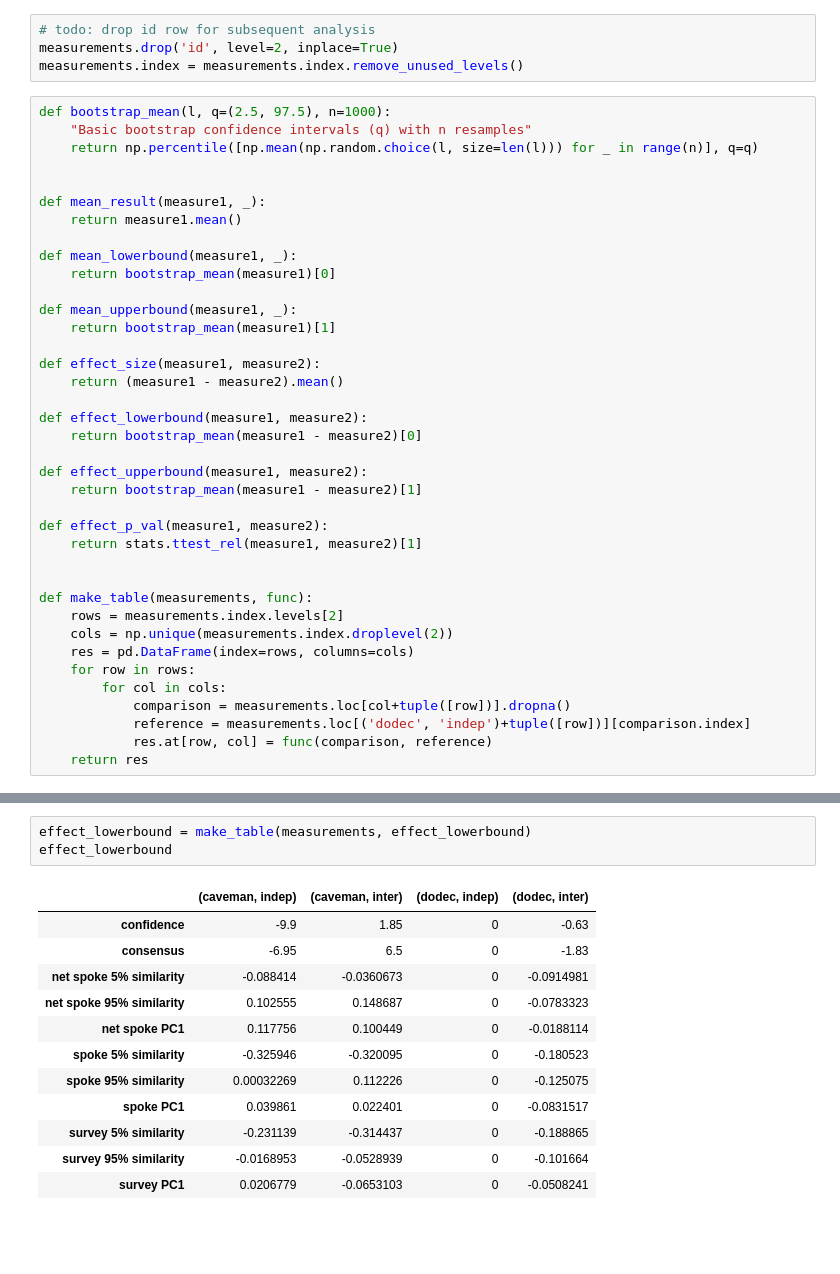
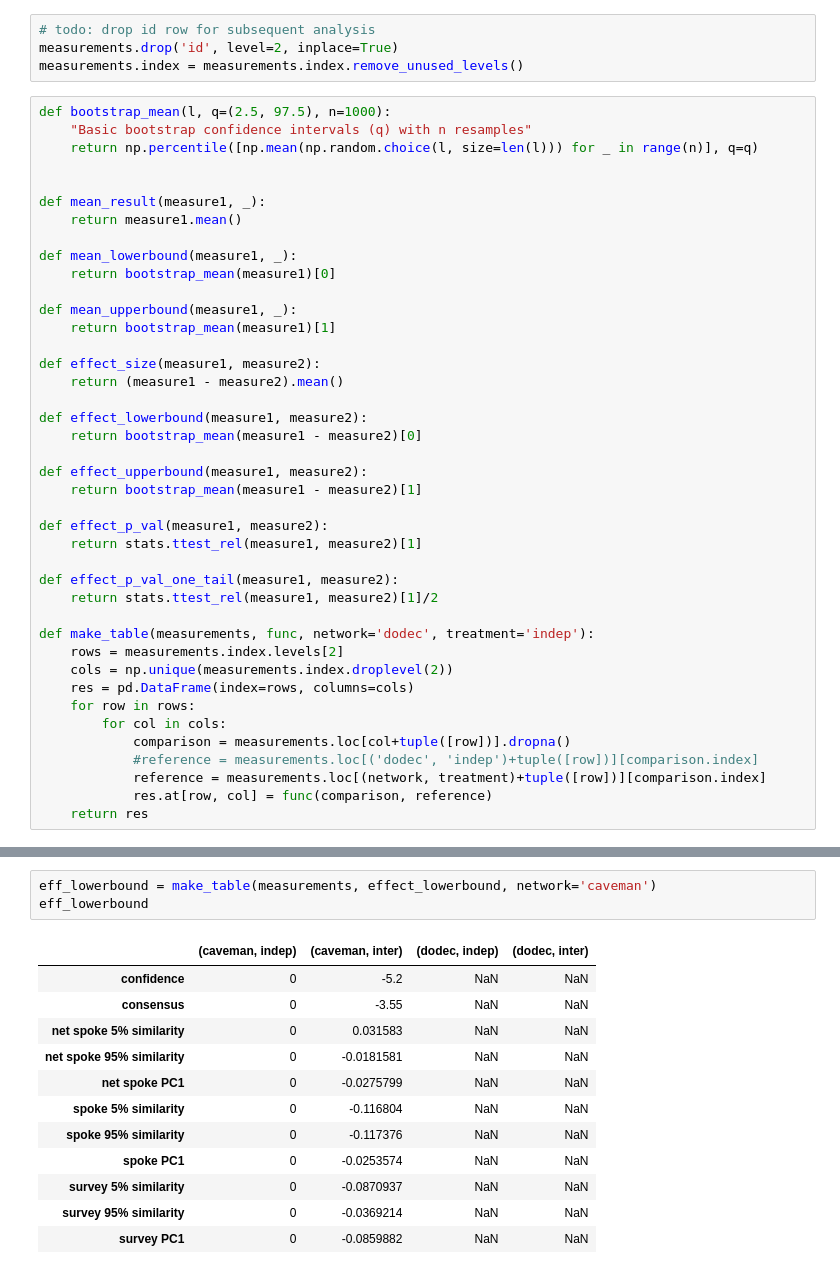
Before and after one commit to JamesPHoughton/detective-game-interdependent-diffusion, a Jupyter notebook: analysis/Estimate end-of-game outcome measures.ipynb, the cells around one changed output, grey strips where cells are left out. Cells and saved outputs as stored; diff of their text form; blank space fills up the shorter version.

```diff
--- a/analysis/Estimate end-of-game outcome measures.ipynb
+++ b/analysis/Estimate end-of-game outcome measures.ipynb
@@ -265,15 +265,18 @@ def effect_upperbound(measure1, measure2):
 def effect_p_val(measure1, measure2):
     return stats.ttest_rel(measure1, measure2)[1]
 
+def effect_p_val_one_tail(measure1, measure2):
+    return stats.ttest_rel(measure1, measure2)[1]/2
 
-def make_table(measurements, func):
+def make_table(measurements, func, network='dodec', treatment='indep'):
     rows = measurements.index.levels[2]
     cols = np.unique(measurements.index.droplevel(2))
     res = pd.DataFrame(index=rows, columns=cols)
     for row in rows:
         for col in cols:
             comparison = measurements.loc[col+tuple([row])].dropna()
-            reference = measurements.loc[('dodec', 'indep')+tuple([row])][comparison.index]
+            #reference = measurements.loc[('dodec', 'indep')+tuple([row])][comparison.index]
+            reference = measurements.loc[(network, treatment)+tuple([row])][comparison.index]
             res.at[row, col] = func(comparison, reference)
     return res
 # %%
@@ -359,17 +459,17 @@ effect_pval
 # %%
-effect_lowerbound = make_table(measurements, effect_lowerbound)
-effect_lowerbound
+eff_lowerbound = make_table(measurements, effect_lowerbound, network='caveman')
+eff_lowerbound
 # %% [output]
 |  | (caveman, indep) | (caveman, inter) | (dodec, indep) | (dodec, inter) |
-| confidence | -9.9 | 1.85 | 0 | -0.63 |
-| consensus | -6.95 | 6.5 | 0 | -1.83 |
-| net spoke 5% similarity | -0.088414 | -0.0360673 | 0 | -0.0914981 |
-| net spoke 95% similarity | 0.102555 | 0.148687 | 0 | -0.0783323 |
-| net spoke PC1 | 0.117756 | 0.100449 | 0 | -0.0188114 |
-| spoke 5% similarity | -0.325946 | -0.320095 | 0 | -0.180523 |
-| spoke 95% similarity | 0.00032269 | 0.112226 | 0 | -0.125075 |
-| spoke PC1 | 0.039861 | 0.022401 | 0 | -0.0831517 |
-| survey 5% similarity | -0.231139 | -0.314437 | 0 | -0.188865 |
-| survey 95% similarity | -0.0168953 | -0.0528939 | 0 | -0.101664 |
-| survey PC1 | 0.0206779 | -0.0653103 | 0 | -0.0508241 |
+| confidence | 0 | -5.2 | NaN | NaN |
+| consensus | 0 | -3.55 | NaN | NaN |
+| net spoke 5% similarity | 0 | 0.031583 | NaN | NaN |
+| net spoke 95% similarity | 0 | -0.0181581 | NaN | NaN |
+| net spoke PC1 | 0 | -0.0275799 | NaN | NaN |
+| spoke 5% similarity | 0 | -0.116804 | NaN | NaN |
+| spoke 95% similarity | 0 | -0.117376 | NaN | NaN |
+| spoke PC1 | 0 | -0.0253574 | NaN | NaN |
+| survey 5% similarity | 0 | -0.0870937 | NaN | NaN |
+| survey 95% similarity | 0 | -0.0369214 | NaN | NaN |
+| survey PC1 | 0 | -0.0859882 | NaN | NaN |
 # %%
```
Also changed, not shown: parts of 15 cells of this notebook, 9 other files.
